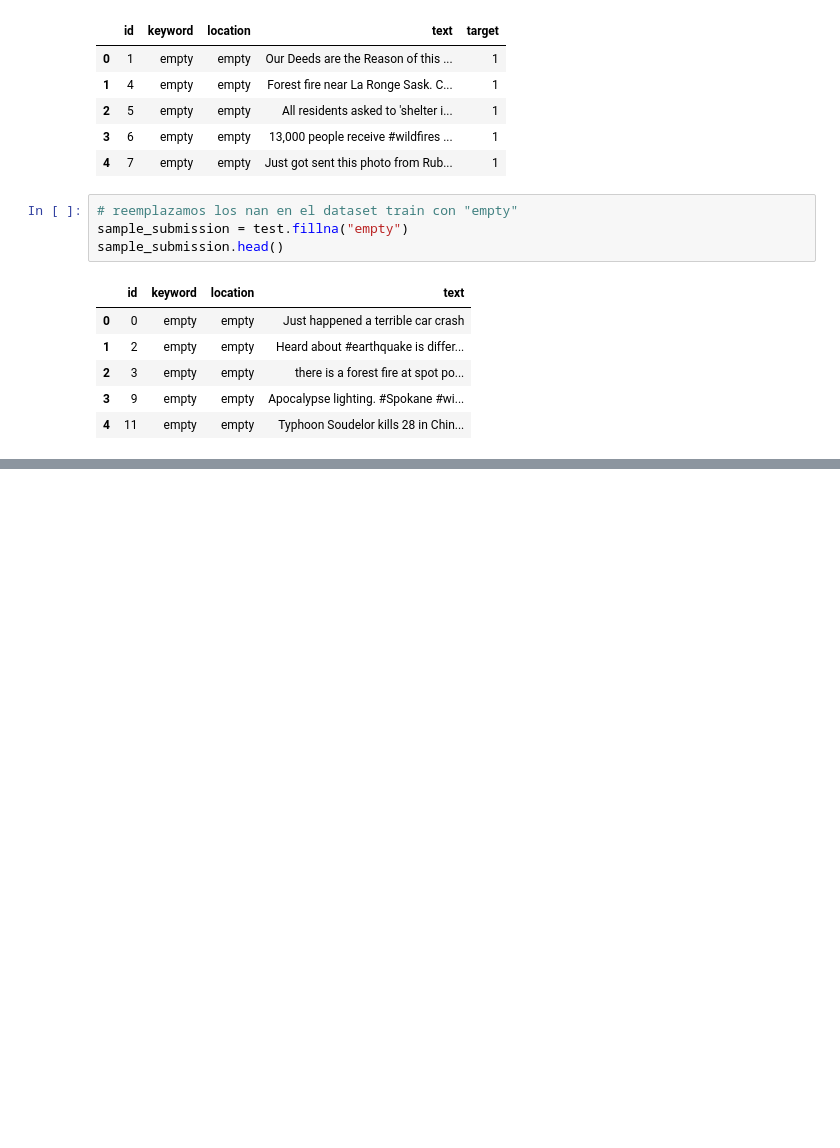
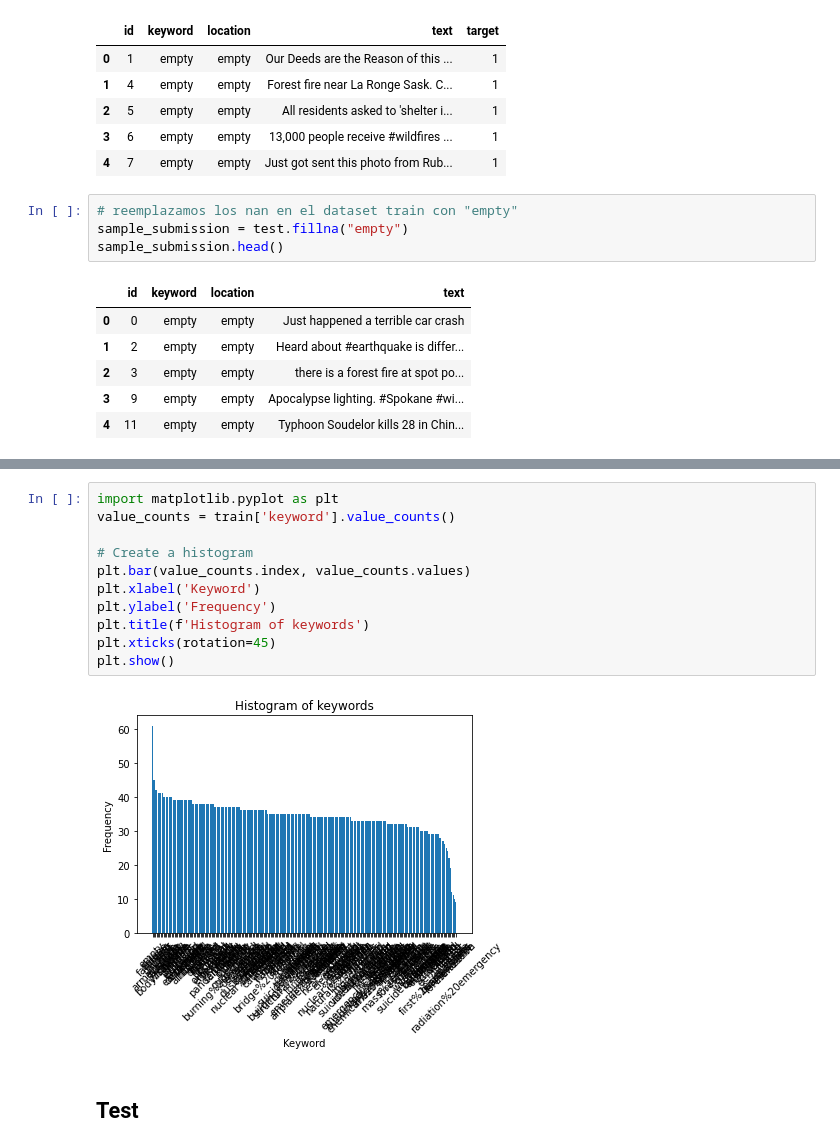
Before and after one commit to LeoConQui/Lab4DS, a Jupyter notebook: Lab4.ipynb, the cells around one changed output, grey strips where cells are left out. Drawn from its saved outputs; the diff is of its cells as text; blank space fills up the shorter version.

Commit message:
Histograma

```diff
--- a/Lab4.ipynb
+++ b/Lab4.ipynb
@@ -68,0 +103,15 @@ sample_submission.head()
+# %%
+import matplotlib.pyplot as plt
+value_counts = train['keyword'].value_counts()
+
+# Create a histogram
+plt.bar(value_counts.index, value_counts.values)
+plt.xlabel('Keyword')
+plt.ylabel('Frequency')
+plt.title(f'Histogram of keywords')
+plt.xticks(rotation=45)
+plt.show()
+# %% [output]
+[figure, added]
+# %% [markdown]
+## Test
```
Also changed, not shown: parts of 7 cells of this notebook.
